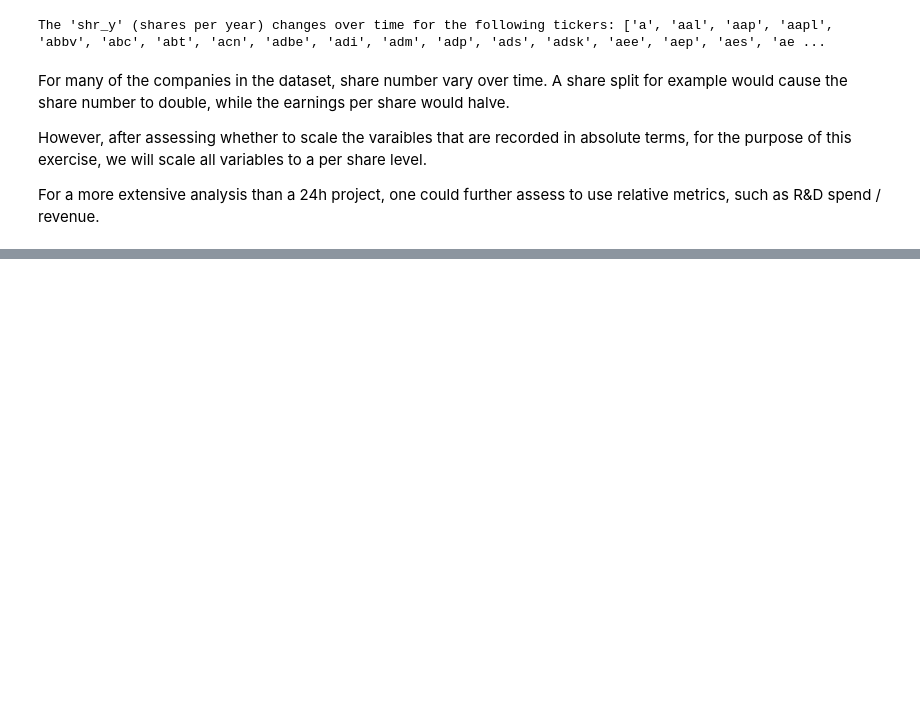
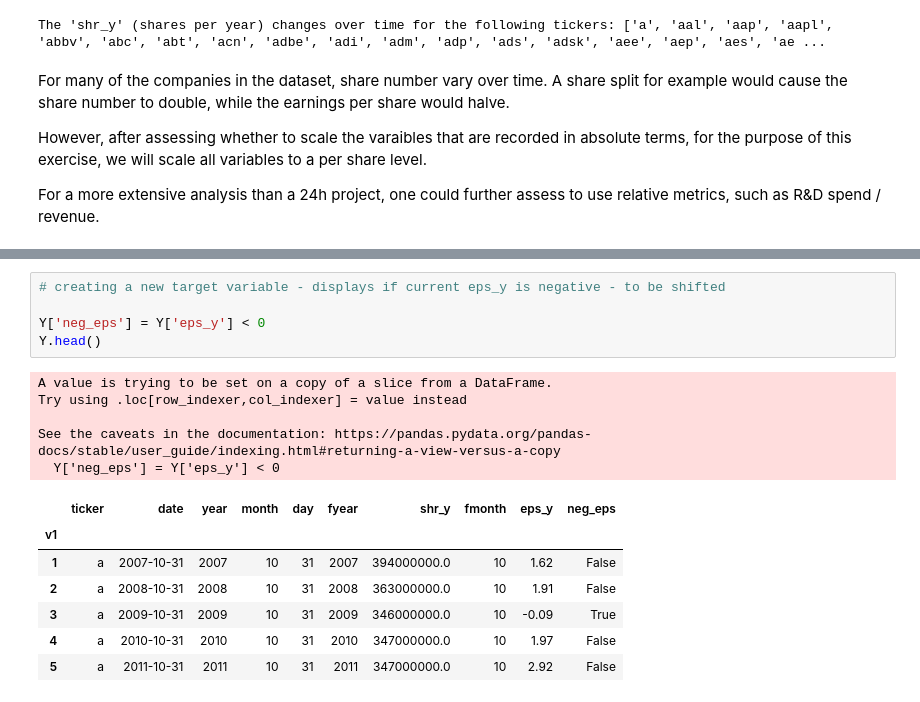
Before and after one commit to mauricebaier/rb_data_exercise, a Jupyter notebook: Assignment.ipynb, the cells around one changed output, grey strips where cells are left out. Drawn from its saved outputs; the diff is of its cells as text; blank space fills up the shorter version.

```diff
--- a/Assignment.ipynb
+++ b/Assignment.ipynb
@@ -95,0 +114,18 @@ df_predictors.head()
+# %%
+# creating a new target variable - displays if current eps_y is negative - to be shifted
+
+Y['neg_eps'] = Y['eps_y'] < 0
+Y.head()
+# %% [output]
+A value is trying to be set on a copy of a slice from a DataFrame.
+Try using .loc[row_indexer,col_indexer] = value instead
+
+See the caveats in the documentation: https://pandas.pydata.org/pandas-docs/stable/user_guide/indexing.html#returning-a-view-versus-a-copy
+  Y['neg_eps'] = Y['eps_y'] < 0
+|  | ticker | date | year | month | day | fyear | shr_y | fmonth | eps_y | neg_eps |
+| v1 |  |  |  |  |  |  |  |  |  |  |
+| 1 | a | 2007-10-31 | 2007 | 10 | 31 | 2007 | 394000000.0 | 10 | 1.62 | False |
+| 2 | a | 2008-10-31 | 2008 | 10 | 31 | 2008 | 363000000.0 | 10 | 1.91 | False |
+| 3 | a | 2009-10-31 | 2009 | 10 | 31 | 2009 | 346000000.0 | 10 | -0.09 | True |
+| 4 | a | 2010-10-31 | 2010 | 10 | 31 | 2010 | 347000000.0 | 10 | 1.97 | False |
+| 5 | a | 2011-10-31 | 2011 | 10 | 31 | 2011 | 347000000.0 | 10 | 2.92 | False |
```
Also changed, not shown: parts of 14 cells of this notebook.
